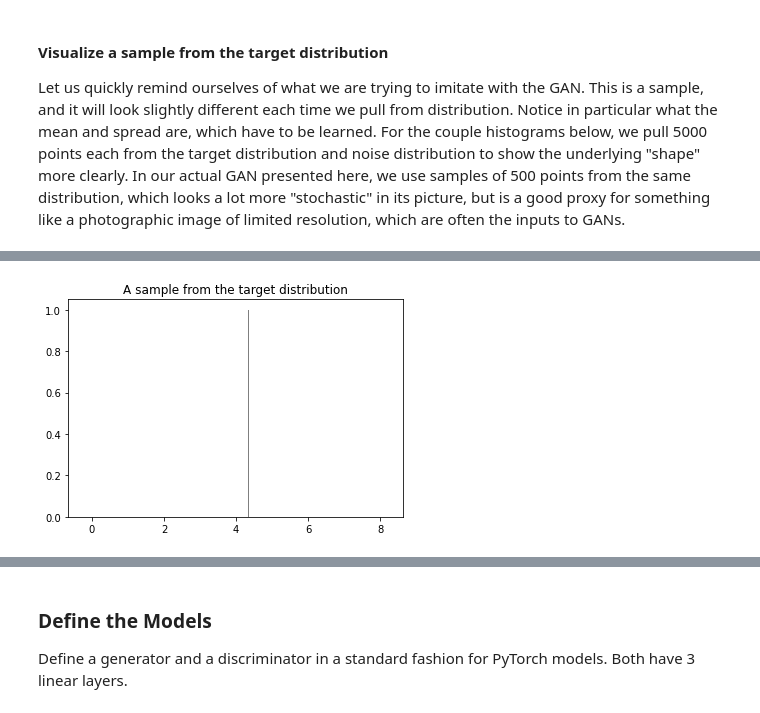
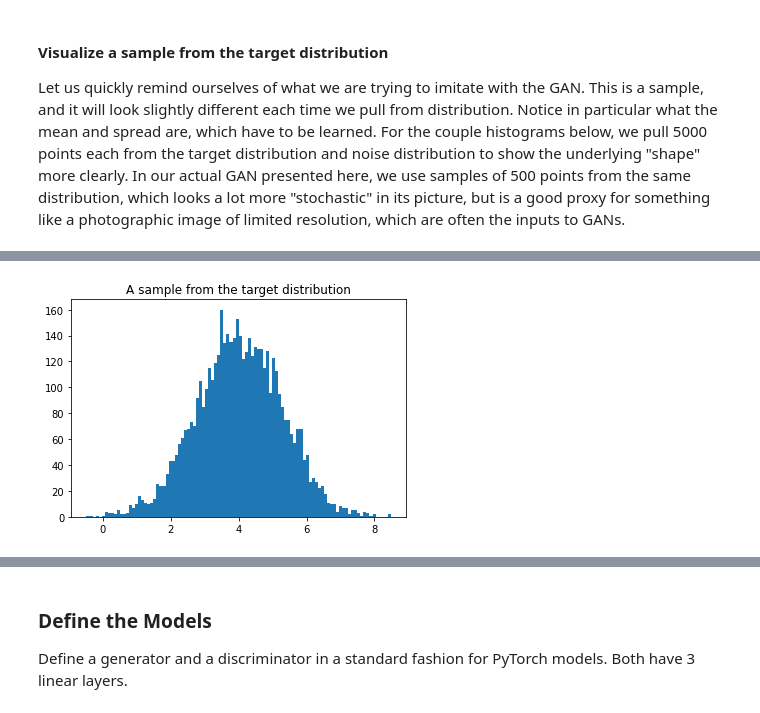
Before and after one commit to DavidMertz/PyTorch-webinar, a Jupyter notebook: NetworkExamples_4.ipynb, the cells around one changed output, grey strips where cells are left out. Cells and saved outputs as stored; diff of their text form; code cells hidden in the pictures.

Commit message:
Fix tensor to numpy for viz

```diff
--- a/NetworkExamples_4.ipynb
+++ b/NetworkExamples_4.ipynb
@@ -132,8 +132,9 @@ def stats(v):
 
 Let us quickly remind ourselves of what we are trying to imitate with the GAN.  This is a sample, and it will look slightly different each time we pull from distribution.  Notice in particular what the mean and spread are, which have to be learned.  For the couple histograms below, we pull 5000 points each from the target distribution and noise distribution to show the underlying "shape" more clearly.  In our actual GAN presented here, we use samples of 500 points from the same distribution, which looks a lot more "stochastic" in its picture, but is a good proxy for something like a photographic image of limited resolution, which are often the inputs to GANs.
 # %%
+%%time
 v = d_sampler(5000)
 print("Mean: %.2f | Std: %.2f | Skew: %.2f | Kurt: %2f" % stats(v))
-plt.hist(v.cpu(), bins=100)
-plt.title("A sample from the target distribution");
+plt.hist(v.cpu().numpy(), bins=100)
+_ = plt.title("A sample from the target distribution")
 # %% [output]
@@ -141,2 +144,2 @@ Mean: 4.00 | Std: 1.22 | Skew: 0.03 | Kurt: -0.042588
-[figure, old version]
+[figure, new version]
 # %%
```
Also changed, not shown: parts of 8 cells of this notebook, 1 other file.
